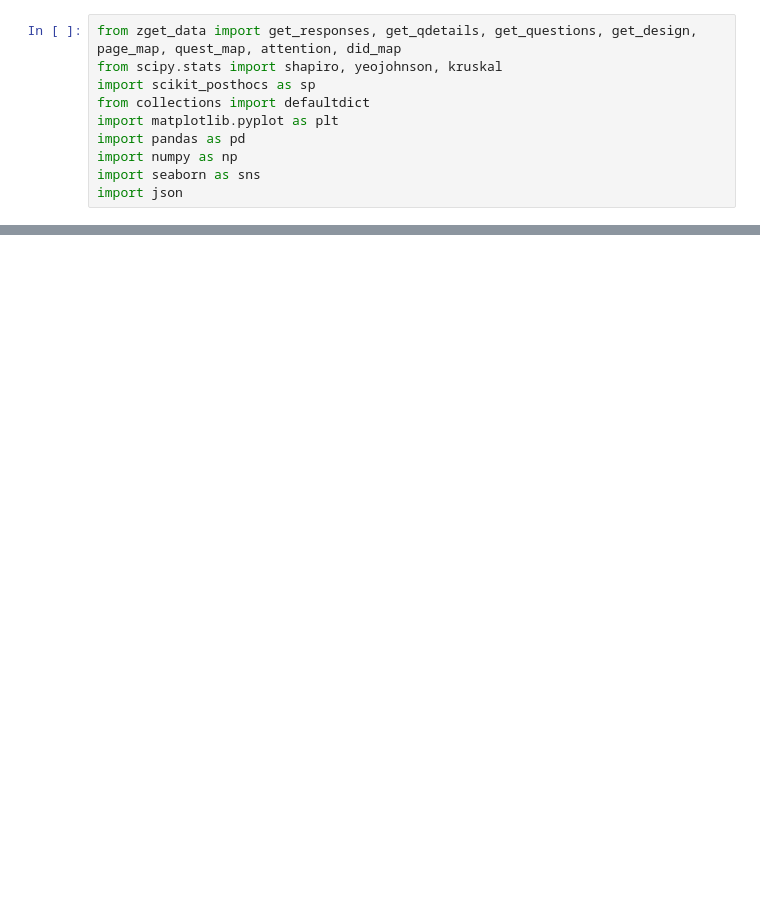
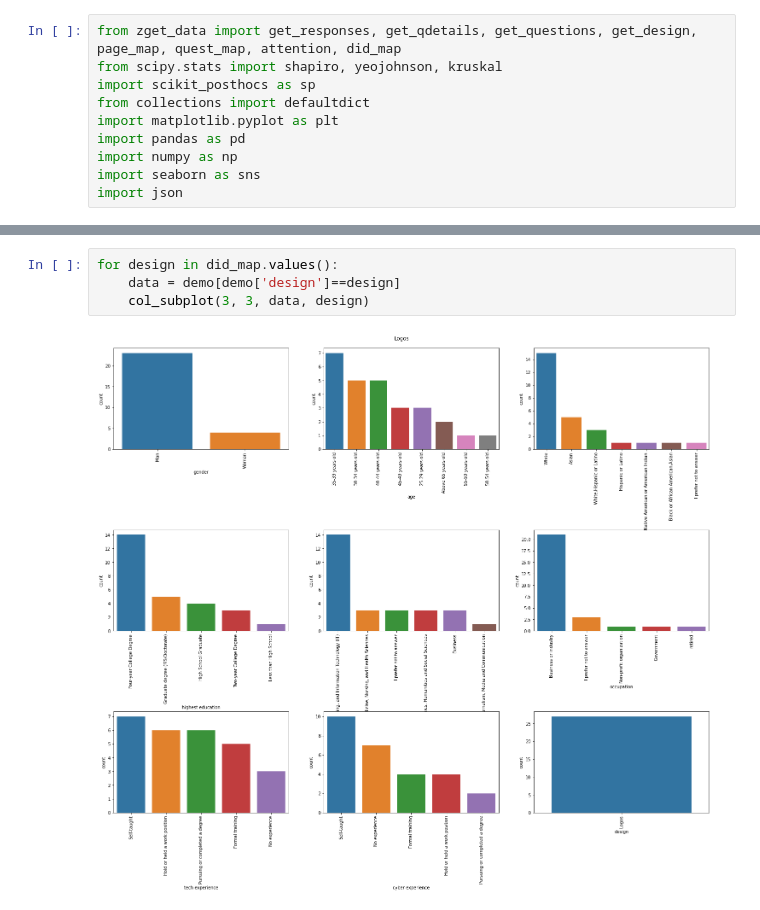
Before and after one commit to rizupaudel/designStudy, a Jupyter notebook: priming/analysis/demo.ipynb, the cells around one changed output, grey strips where cells are left out. Drawn from its saved outputs; the diff is of its cells as text; blank space fills up the shorter version.

```diff
--- a/priming/analysis/demo.ipynb
+++ b/priming/analysis/demo.ipynb
@@ -42,0 +62,6 @@ Attentive: 131; Non Attentive: 32
+# %%
+for design in did_map.values():
+    data = demo[demo['design']==design]
+    col_subplot(3, 3, data, design)
+# %% [output]
+[figure, added]
```
Also changed, not shown: parts of 3 cells of this notebook, 6 other files.
